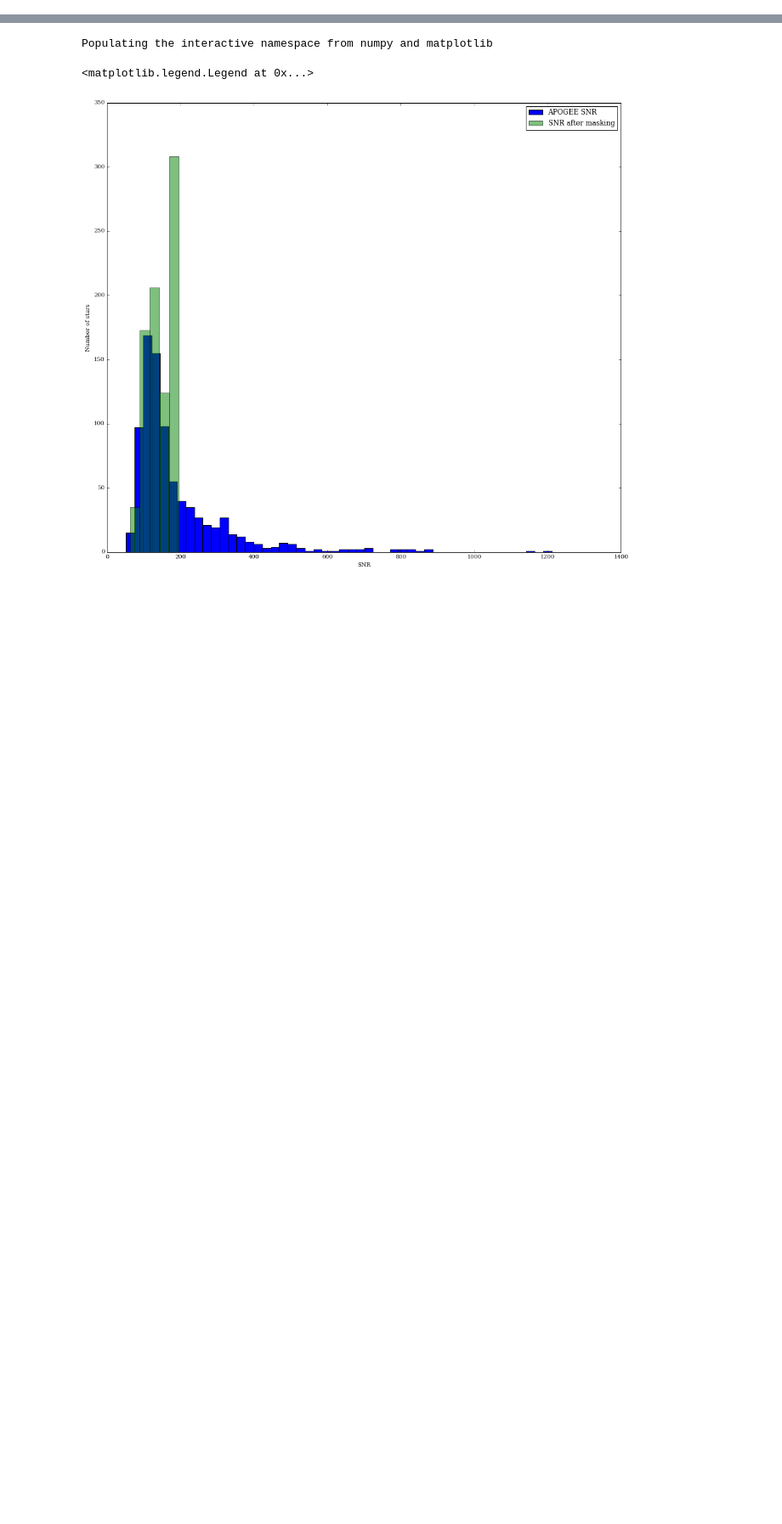
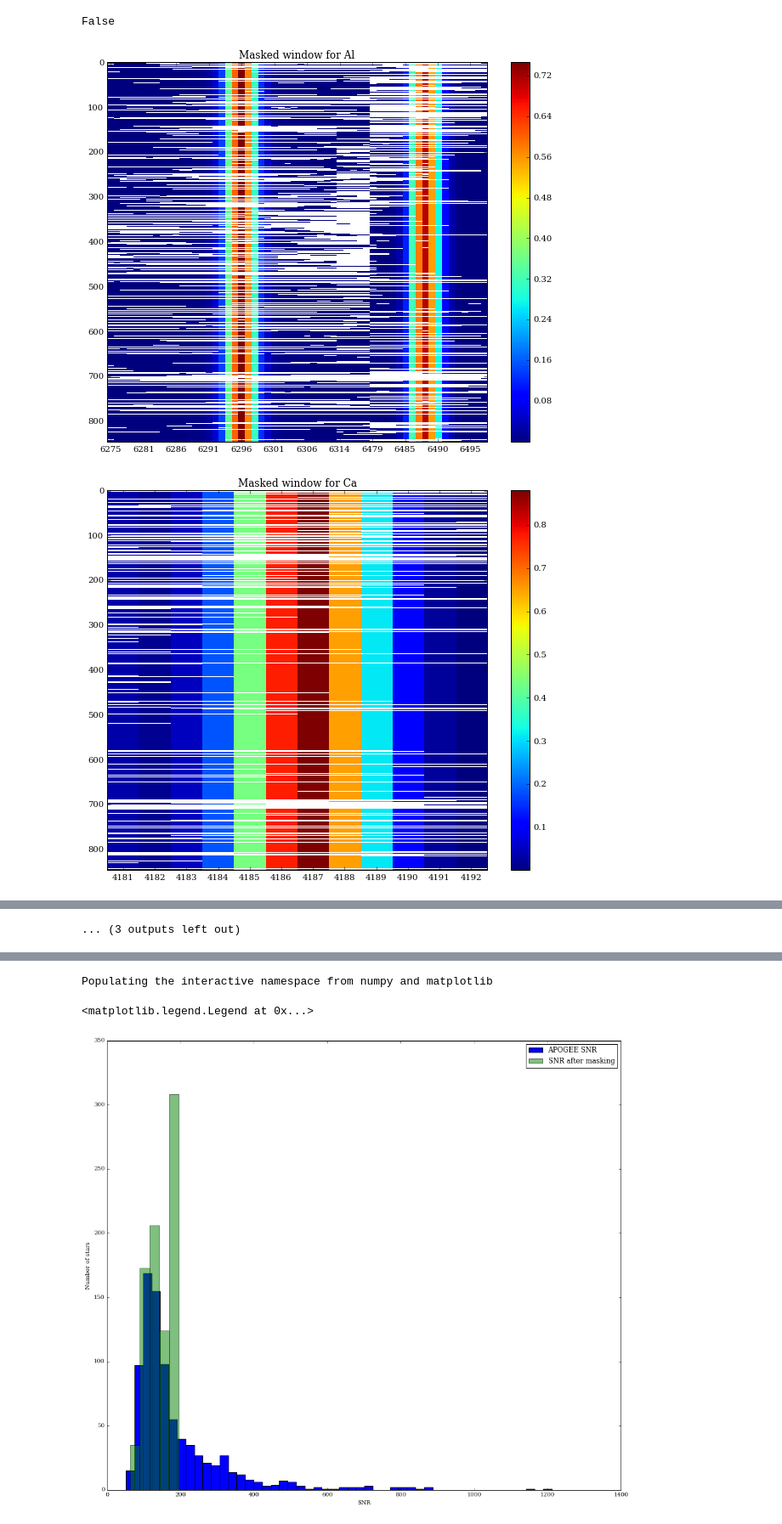
Before and after one commit to NatalieP-J/rcapogee-plots, a Jupyter notebook: Red Clump Plots.ipynb, the cells around one changed output, grey strips where cells are left out. Shown at 85% size. Cells and saved outputs as stored; diff of their text form; code cells hidden in the pictures; blank space fills up the shorter version.

```diff
--- a/Red Clump Plots.ipynb
+++ b/Red Clump Plots.ipynb
@@ -15,0 +21,27 @@ Bitmask application runtime 0.52 s
+# %%
+from residuals import readElementWindow
+elemwindows,window_all,window_peak,windowPeaks,windowPixels,tophats = readElementWindow('windowinfo.pkl')
+# %%
+a = np.zeros(50)
+all(a)
+# %% [output]
+False
+# %%
+for elem in elems:
+    w = elemwindows[elem]
+    elemregions = np.tile(w,(model.numstars,1))
+    shapeinds = np.where(elemregions != 0)
+    elemregions[model.mask!=0] = np.nan
+    hidewindow = np.unique(np.where(elemregions==0)[1])
+    window = [i for i in range(aspcappix) if i not in hidewindow]
+    elemregions = elemregions.T[window].T
+    plt.figure(figsize=(10,8))
+    plt.imshow(elemregions,aspect = float(elemregions.shape[1])/model.numstars,interpolation='nearest')
+    plt.title('Masked window for {0}'.format(elem))
+    splitval = len(window)/10
+    plt.xticks(range(elemregions.shape[1])[::splitval],window[::splitval])
+    plt.colorbar()
+    plt.savefig('temp{0}.png'.format(elem))
+# %% [output]
+[figure, added]
+[figure, added]
@@ -16 +58,2 @@ Bitmask application runtime 0.52 s
+... (3 outputs left out)
 # %%
```
Also changed, not shown: parts of 5 cells of this notebook, 2 other files.
